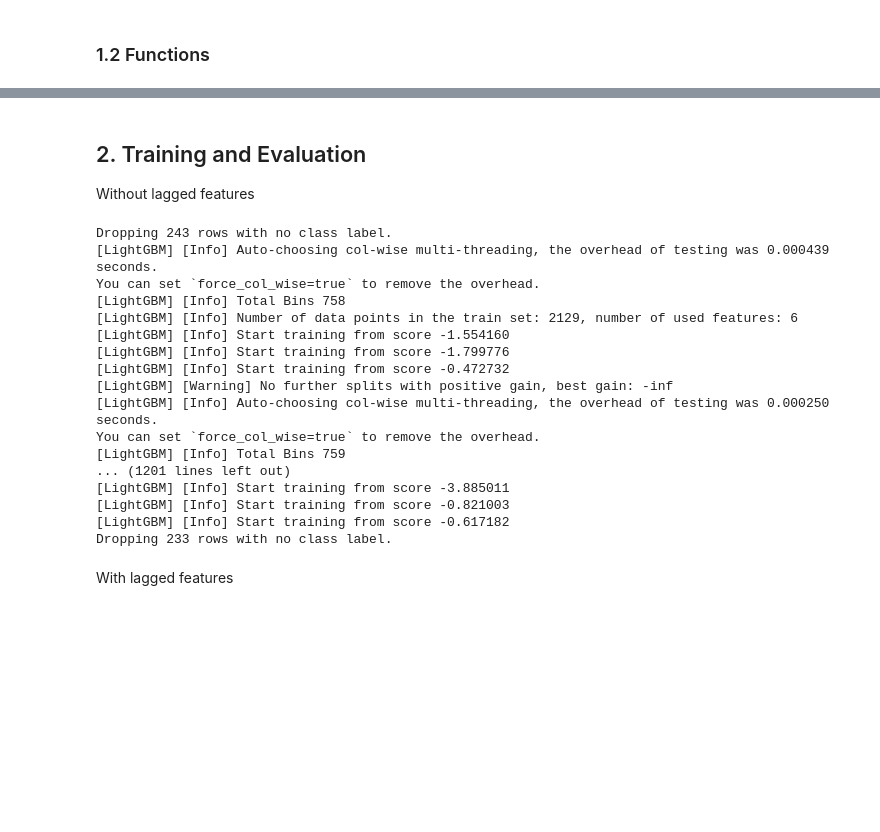
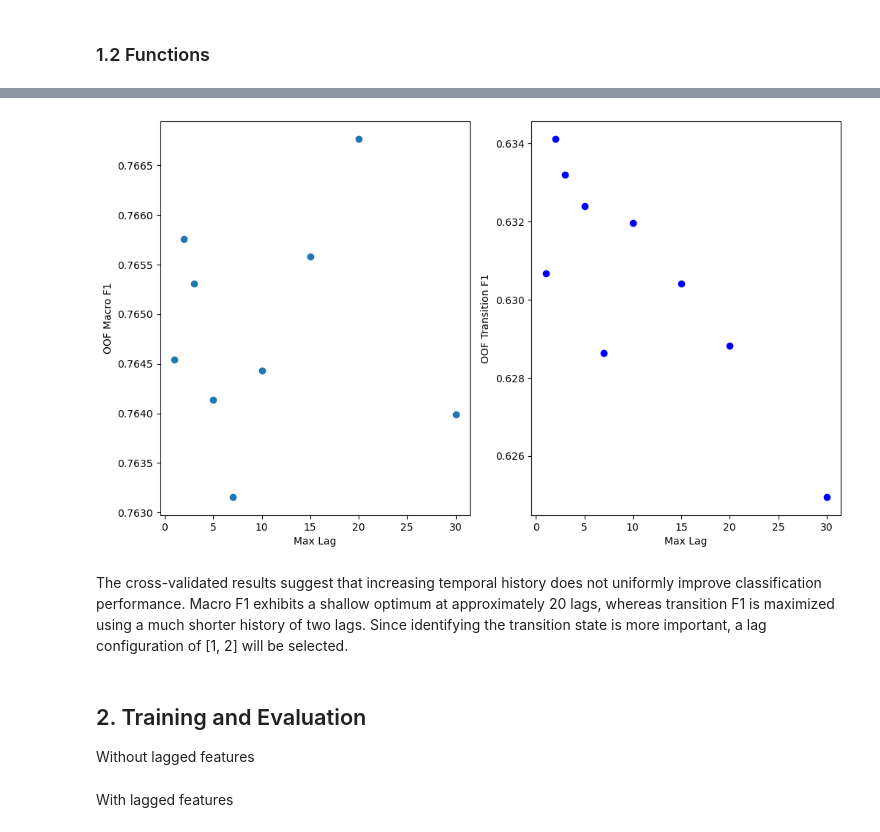
Before and after one commit to gerezk/freeze-thaw-soil-prediction, a Jupyter notebook: notebooks/model_development.ipynb, the cells around one changed output, grey strips where cells are left out. Cells and saved outputs as stored; diff of their text form; code cells hidden in the pictures; blank space fills up the shorter version.

Commit message:
determine optimal lag config

```diff
--- a/notebooks/model_development.ipynb
+++ b/notebooks/model_development.ipynb
@@ -33,7 +32,7 @@ The goal is to train a lightGBM model and determine whether to use lagged featur
 
 ### 1.1 Variables
 # %%
-lags = [1, 2, 3, 4, 5]
+lags_test = [1, 2, 3, 5, 7, 10, 15, 20, 30]
 label_map = {
     c.CLASSES[0]: 0,
     c.CLASSES[1]: 1,
@@ -88,0 +142,2 @@ def pipeline(stations: type[StationName],
+# %%
+lag_config_results = optimal_lag_config_pipeline(StationName, label_map, n_splits, train_size, lags_test)
@@ -88,0 +175,19 @@ def pipeline(stations: type[StationName],
+# %%
+fig, (ax1, ax2) = plt.subplots(
+    1, 2,
+    figsize=(12, 7),
+)
+
+ax1.scatter(lag_config_results["Max Lag"], lag_config_results["Average OOF Macro F1"])
+ax1.set_ylabel("OOF Macro F1")
+ax1.set_xlabel("Max Lag")
+
+ax2.scatter(lag_config_results["Max Lag"], lag_config_results["Average OOF Transition F1"], c="b", label="Average Transition F1")
+ax2.set_ylabel("OOF Transition F1")
+ax2.set_xlabel("Max Lag")
+
+plt.show()
+# %% [output]
+[figure, added]
+# %% [markdown]
+The cross-validated results suggest that increasing temporal history does not uniformly improve classification performance. Macro F1 exhibits a shallow optimum at approximately 20 lags, whereas transition F1 is maximized using a much shorter history of two lags. Since identifying the transition state is more important, a lag configuration of [1, 2] will be selected.
@@ -91,25 +198,7 @@ def pipeline(stations: type[StationName],
 
 Without lagged features
 # %%
-result_unlagged_train_df, result_unlagged_test_df = pipeline(StationName, label_map, n_splits, train_size, False)
+result_unlagged_train_df, result_unlagged_test_df = pipeline(StationName, label_map, n_splits, train_size)
-# %% [output]
-Dropping 243 rows with no class label.
-[LightGBM] [Info] Auto-choosing col-wise multi-threading, the overhead of testing was 0.000439 seconds.
-You can set `force_col_wise=true` to remove the overhead.
-[LightGBM] [Info] Total Bins 758
-[LightGBM] [Info] Number of data points in the train set: 2129, number of used features: 6
-[LightGBM] [Info] Start training from score -1.554160
-[LightGBM] [Info] Start training from score -1.799776
-[LightGBM] [Info] Start training from score -0.472732
-[LightGBM] [Warning] No further splits with positive gain, best gain: -inf
-[LightGBM] [Info] Auto-choosing col-wise multi-threading, the overhead of testing was 0.000250 seconds.
-You can set `force_col_wise=true` to remove the overhead.
-[LightGBM] [Info] Total Bins 759
-... (1201 lines left out)
-[LightGBM] [Info] Start training from score -3.885011
-[LightGBM] [Info] Start training from score -0.821003
-[LightGBM] [Info] Start training from score -0.617182
-Dropping 233 rows with no class label.
 # %% [markdown]
 With lagged features
 # %%
```
Also changed, not shown: parts of 14 cells of this notebook, 1 other file.
